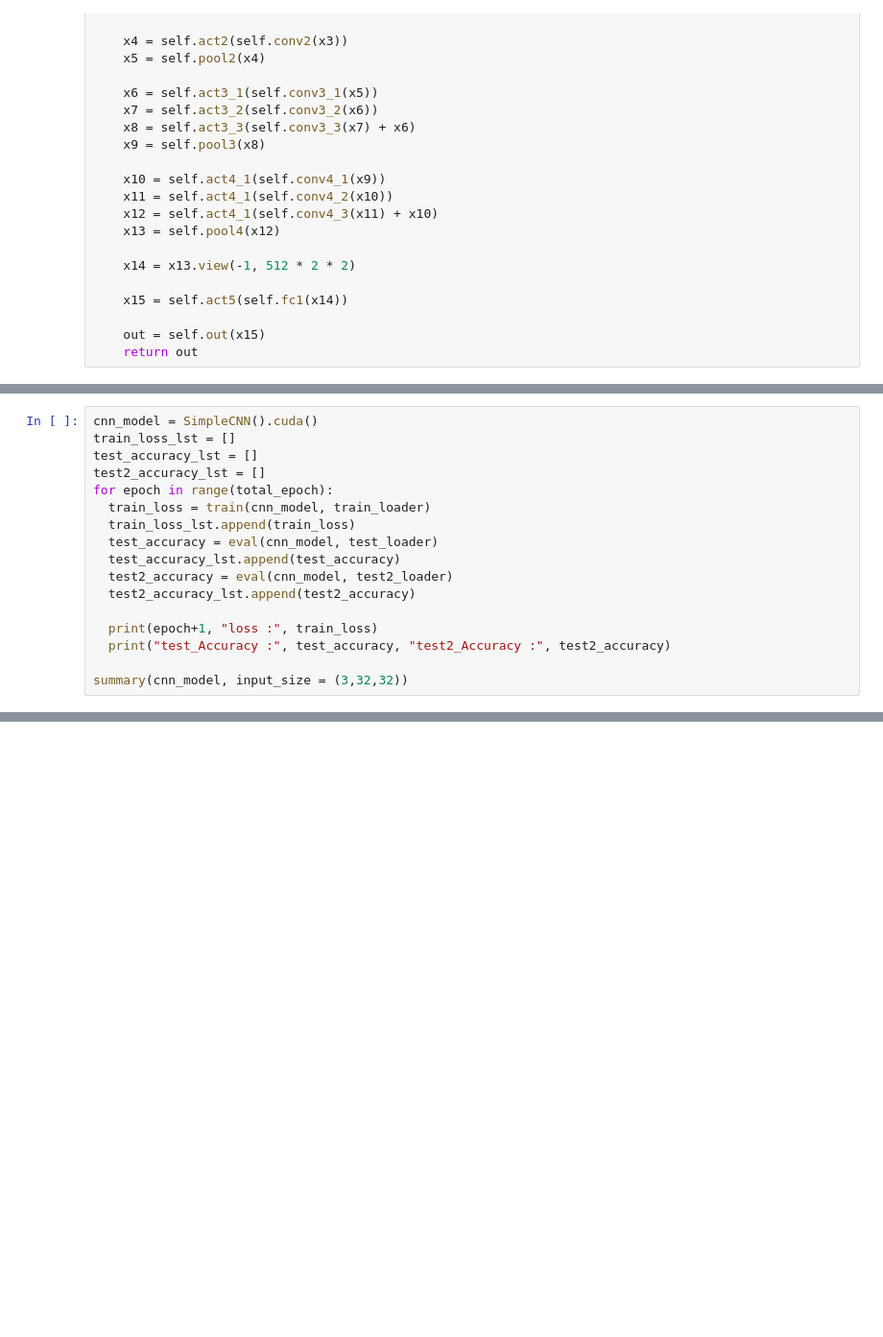
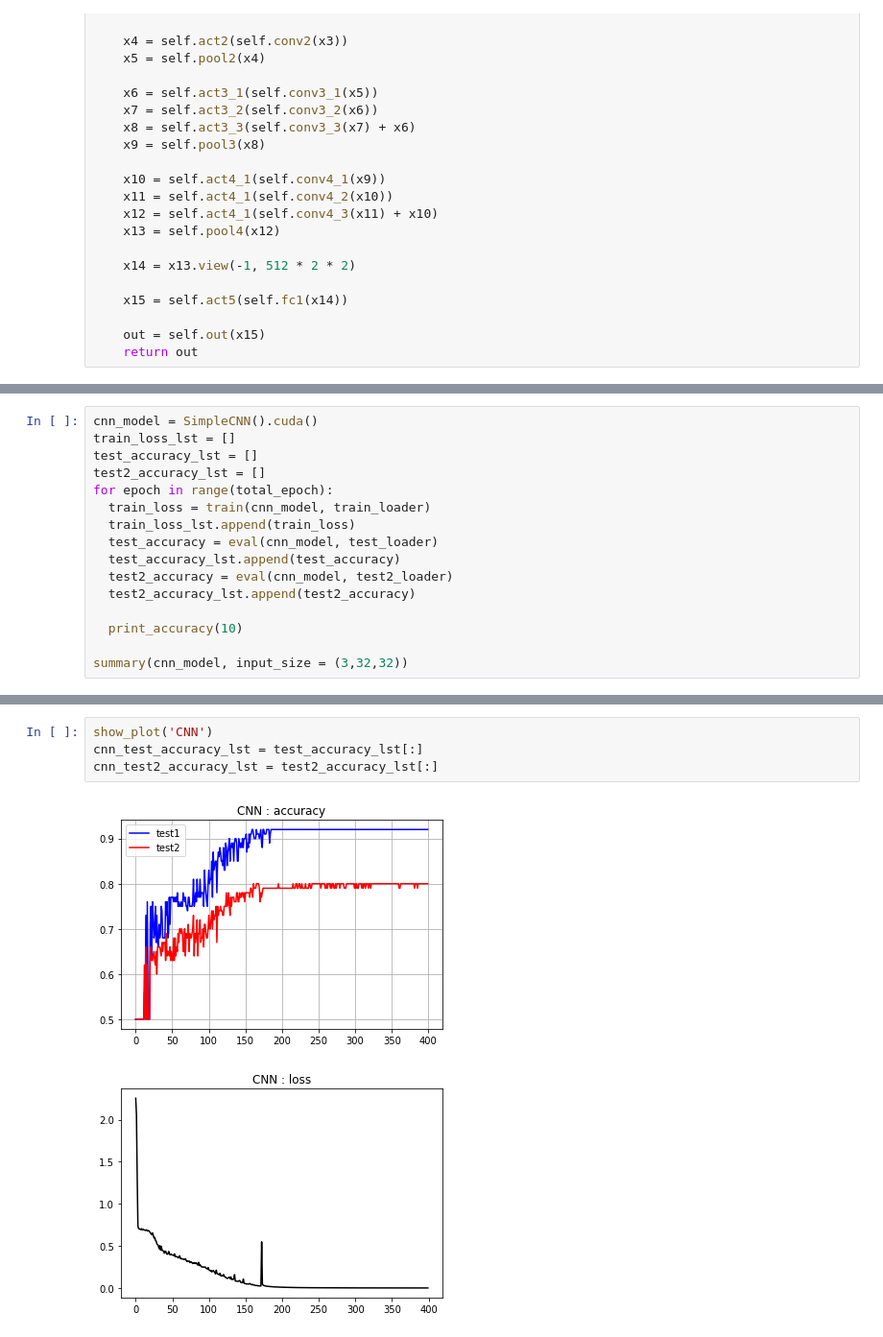
Before and after one commit to KimHS0915/pytorch-image-classification, a Jupyter notebook: gender.ipynb, the cells around one changed output, grey strips where cells are left out. Shown at 96% size. Drawn from its saved outputs; the diff is of its cells as text; blank space fills up the shorter version.

```diff
--- a/gender.ipynb
+++ b/gender.ipynb
@@ -366,8 +423,7 @@ for epoch in range(total_epoch):
   test2_accuracy = eval(cnn_model, test2_loader)
   test2_accuracy_lst.append(test2_accuracy)
 
-  print(epoch+1, "loss :", train_loss)
-  print("test_Accuracy :", test_accuracy, "test2_Accuracy :", test2_accuracy)
+  print_accuracy(10)
 
 summary(cnn_model, input_size = (3,32,32))
 # %% [output]
@@ -388,3 +444,10 @@ Forward/backward pass size (MB): 0.67
 Params size (MB): 10.29
 Estimated Total Size (MB): 10.97
 ----------------------------------------------------------------
+# %%
+show_plot('CNN')
+cnn_test_accuracy_lst = test_accuracy_lst[:]
+cnn_test2_accuracy_lst = test2_accuracy_lst[:]
+# %% [output]
+[figure, added]
+[figure, added]
```
Also changed, not shown: parts of 21 cells of this notebook.
